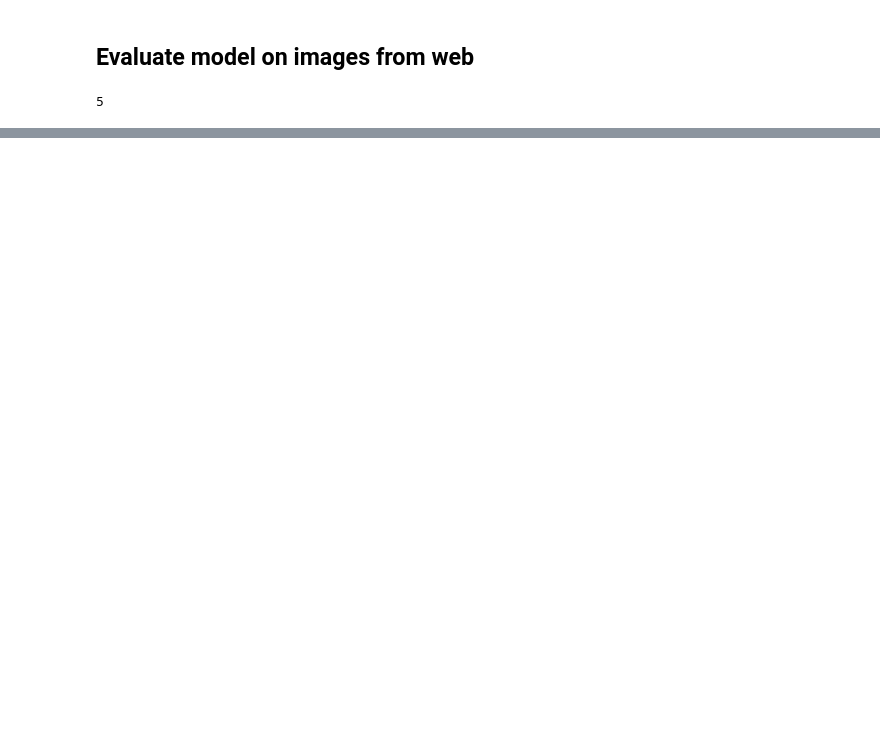
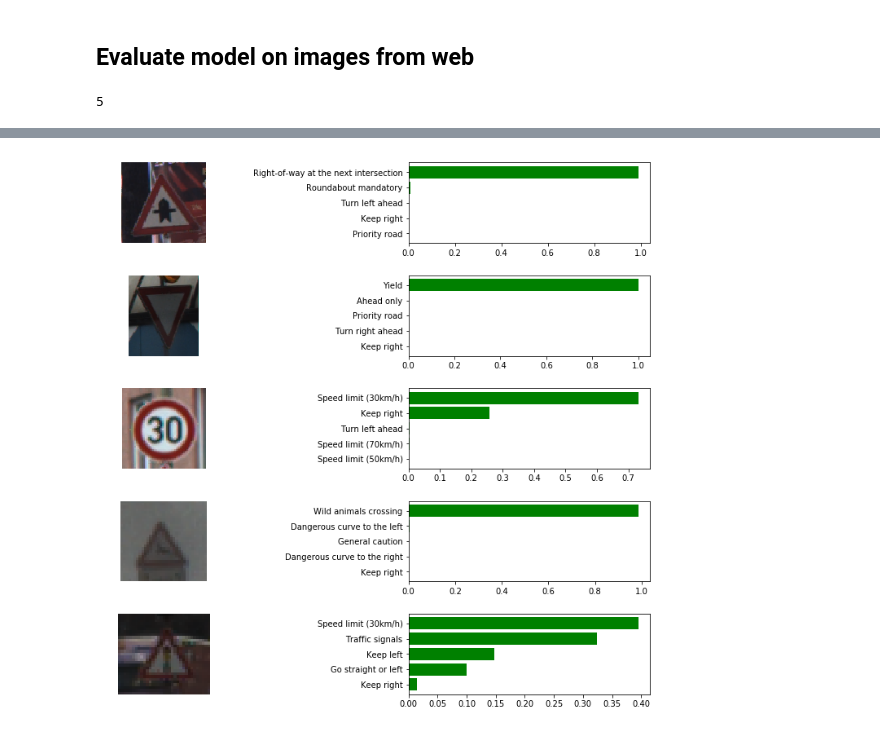
Before and after one commit to yevtu/traffic_signs_recognition, a Jupyter notebook: pipeline.ipynb, the cells around one changed output, grey strips where cells are left out. Drawn from its saved outputs; the diff is of its cells as text; code cells hidden in the pictures; blank space fills up the shorter version.

```diff
--- a/pipeline.ipynb
+++ b/pipeline.ipynb
@@ -197,0 +178,4 @@ array([[  6.70121778e-17,   3.07682178e-12,   1.69389554e-15,
+# %%
+sign_names_path = base_path + 'signnames.csv'
+sign_names = pd.read_csv(sign_names_path, header=0)
+sign_names.head()
@@ -197,0 +189,18 @@ array([[  6.70121778e-17,   3.07682178e-12,   1.69389554e-15,
+# %%
+def get_top_n(prediction, sign_names, n=5):
+    pred = list(prediction)
+    classes, probs = [], []
+    for i in range(n):
+        index = np.argmax(pred)
+        sign_name = sign_names[sign_names['ClassId'] == index]['SignName'].values[0]
+        classes.append(sign_name)
+
+        probs.append(max(pred))
+        pred[index] = 0
+
+    return classes, probs
+# %%
+processed_images = np.zeros((len(images), 32, 32, 3))
+for i, path in enumerate(test_paths):
+    processed_images[i] = get_image(path)
+predictions = model.predict_on_batch(processed_images)
@@ -197,0 +209,21 @@ array([[  6.70121778e-17,   3.07682178e-12,   1.69389554e-15,
+# %%
+gs = gridspec.GridSpec(n_test, 2, width_ratios=[4, 2])
+gs.update(wspace=0.01, hspace=0.4)
+plt.figure(figsize=(16, 12))
+
+for i in range(n_test):
+    ax = plt.subplot(gs[i, 0])
+    ax.set_aspect('equal')
+    plt.imshow(images[i])
+    plt.axis('off')
+
+    signs, probs = get_top_n(predictions[i], sign_names)
+
+    ax = plt.subplot(gs[i, 1])
+    y_pos = np.arange(len(signs))
+    ax.set_yticks(y_pos)
+    ax.set_yticklabels(signs)
+    ax.barh(y_pos, probs, align='center', color='green')
+    ax.invert_yaxis()
+# %% [output]
+[figure, added]
```
Also changed, not shown: parts of 9 cells of this notebook, 1 other file.
